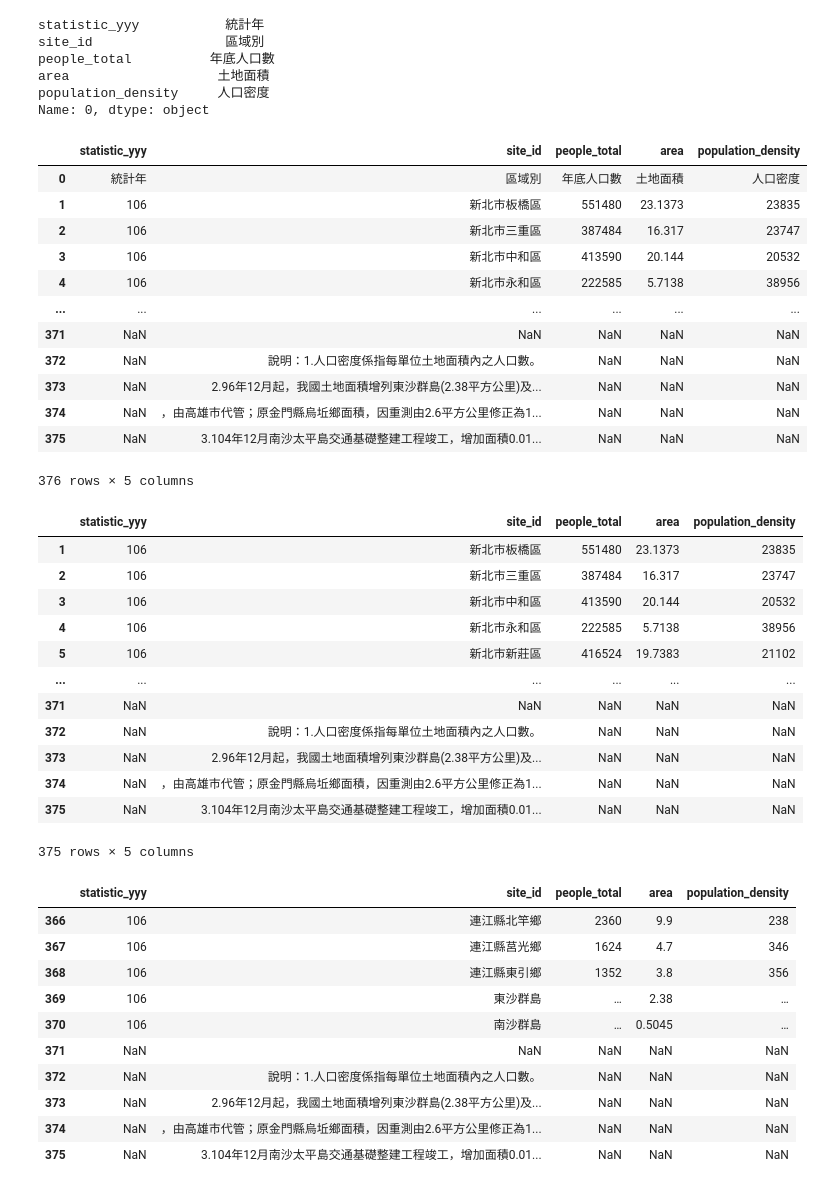
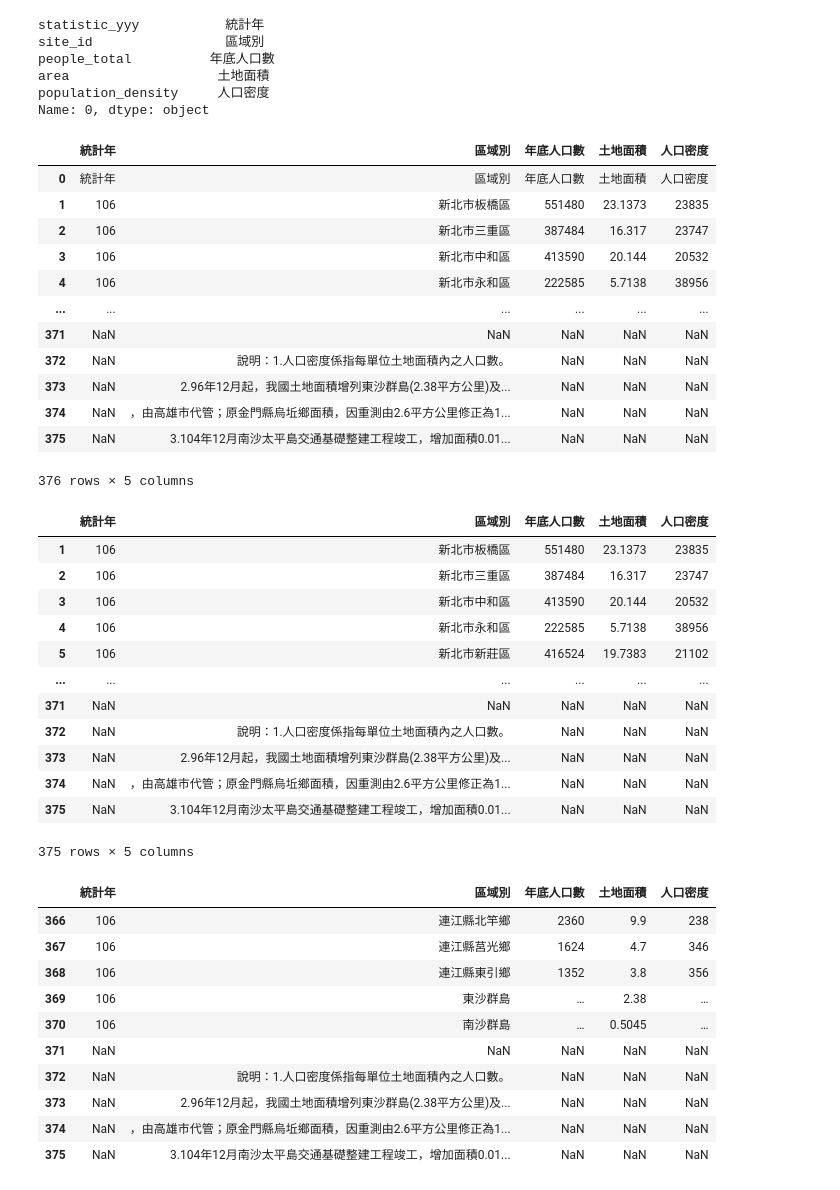
Before and after one commit to spinomics/2023_0723_am, a Jupyter notebook: lesson 18_3.ipynb, the cells around one changed output. Cells and saved outputs as stored; diff of their text form; code cells hidden in the pictures.

```diff
--- a/lesson 18_3.ipynb
+++ b/lesson 18_3.ipynb
@@ -13,10 +27,10 @@ area                   土地面積
 population_density     人口密度
 Name: 0, dtype: object
 # %%
-df.columes = df.loc[0]
+df.columns = df.loc[0]
 df
 # %% [output]
-|  | statistic_yyy | site_id | people_total | area | population_density |
+|  | 統計年 | 區域別 | 年底人口數 | 土地面積 | 人口密度 |
 | 0 | 統計年 | 區域別 | 年底人口數 | 土地面積 | 人口密度 |
 | 1 | 106 | 新北市板橋區 | 551480 | 23.1373 | 23835 |
 | 2 | 106 | 新北市三重區 | 387484 | 16.317 | 23747 |
@@ -33,7 +47,7 @@ df
 df1 = df.drop(0)
 df1
 # %% [output]
-|  | statistic_yyy | site_id | people_total | area | population_density |
+|  | 統計年 | 區域別 | 年底人口數 | 土地面積 | 人口密度 |
 | 1 | 106 | 新北市板橋區 | 551480 | 23.1373 | 23835 |
 | 2 | 106 | 新北市三重區 | 387484 | 16.317 | 23747 |
 | 3 | 106 | 新北市中和區 | 413590 | 20.144 | 20532 |
@@ -49,7 +63,7 @@ df1
 # %%
 df1.tail(n=10)
 # %% [output]
-|  | statistic_yyy | site_id | people_total | area | population_density |
+|  | 統計年 | 區域別 | 年底人口數 | 土地面積 | 人口密度 |
 | 366 | 106 | 連江縣北竿鄉 | 2360 | 9.9 | 238 |
 | 367 | 106 | 連江縣莒光鄉 | 1624 | 4.7 | 346 |
 | 368 | 106 | 連江縣東引鄉 | 1352 | 3.8 | 356 |
```
Also changed, not shown: parts of 12 cells of this notebook.
